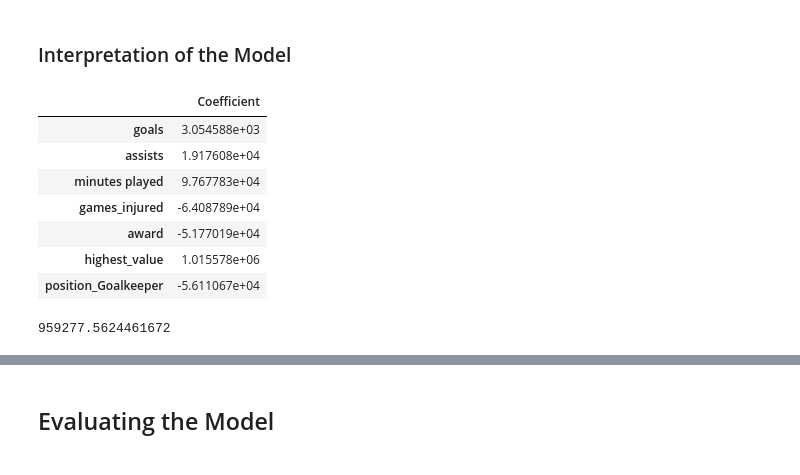
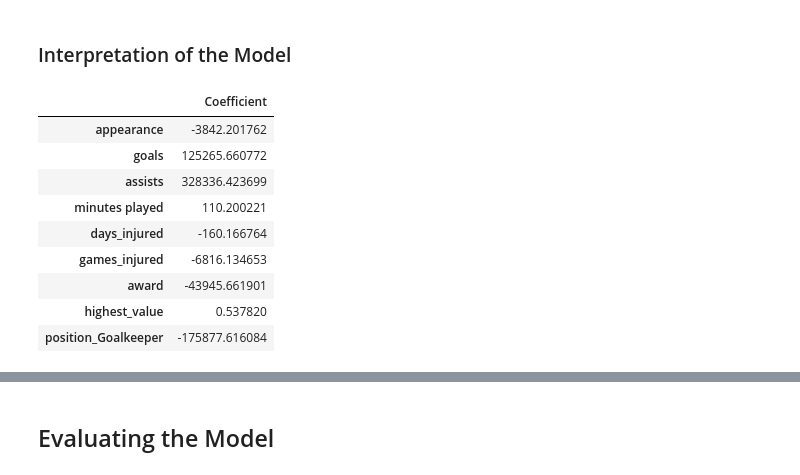
Before and after one commit to Tuwaiq-DS-ML-bootcamp-V-8/Usecase-7, a Jupyter notebook: Usecase7.ipynb, the cells around one changed output, grey strips where cells are left out. Saved outputs shown, nothing was run; the diff lists cells and outputs as text; code cells hidden in the pictures.

Commit message:
lasso and rigde

```diff
--- a/Usecase7.ipynb
+++ b/Usecase7.ipynb
@@ -409,19 +405,20 @@ X does not have valid feature names, but Ridge was fitted with feature names
 X does not have valid feature names, but Lasso was fitted with feature names
 # %% [markdown]
 ### Interpretation of the Model
-# %%
-coeff_df = pd.DataFrame(best_model.coef_,x.columns,columns=['Coefficient'])
-coeff_df
-# %% [output]
-|  | Coefficient |
-| goals | 3.054588e+03 |
-| assists | 1.917608e+04 |
-| minutes played | 9.767783e+04 |
-| games_injured | -6.408789e+04 |
-| award | -5.177019e+04 |
-| highest_value | 1.015578e+06 |
-| position_Goalkeeper | -5.611067e+04 |
-# %%
-print(best_model.intercept_)
-# %% [output]
-959277.5624461672
+# %%
+coeff_df = pd.DataFrame(model.coef_,x.columns,columns=['Coefficient']) # Linear model cofficients
+coeff_df_ridge = pd.DataFrame(best_model_ridge.coef_,x.columns,columns=['Coefficient']) # Ridge model cofficients
+coeff_df_lasso = pd.DataFrame(best_model_lasso.coef_,x.columns,columns=['Coefficient']) # Lasso model cofficients
+# %%
+coeff_df_ridge
+# %% [output]
+|  | Coefficient |
+| appearance | -3842.201762 |
+| goals | 125265.660772 |
+| assists | 328336.423699 |
+| minutes played | 110.200221 |
+| days_injured | -160.166764 |
+| games_injured | -6816.134653 |
+| award | -43945.661901 |
+| highest_value | 0.537820 |
+| position_Goalkeeper | -175877.616084 |
```
Also changed, not shown: parts of 15 cells of this notebook.
